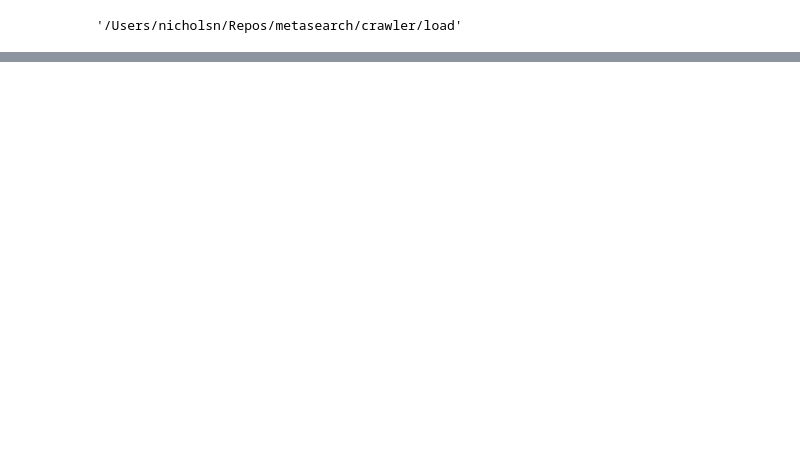
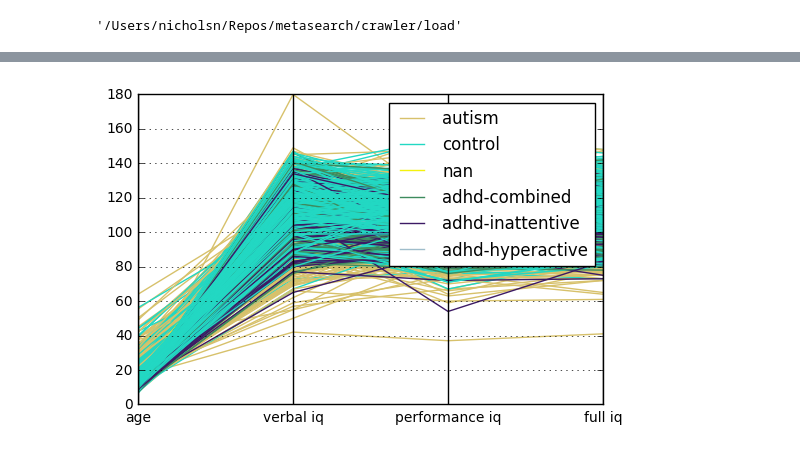
Before and after one commit to OpenNeuroLab/metasearch, a Jupyter notebook: crawler/load/Load.ipynb, the cells around one changed output, grey strips where cells are left out. Drawn from its saved outputs; the diff is of its cells as text; code cells hidden in the pictures; blank space fills up the shorter version.

```diff
--- a/crawler/load/Load.ipynb
+++ b/crawler/load/Load.ipynb
@@ -34,0 +43,6 @@ df.to_csv(os.path.join(load_path, 'phenotype.csv'), columns=columns, index=False
+# %%
+from matplotlib import pyplot as plt
+pd.tools.plotting.parallel_coordinates(df, 'diagnosis', cols=['age', 'verbal iq', 'performance iq', 'full iq'])
+plt.show()
+# %% [output]
+[figure, added]
```
Also changed, not shown: parts of 1 cell of this notebook, 2 other files.
